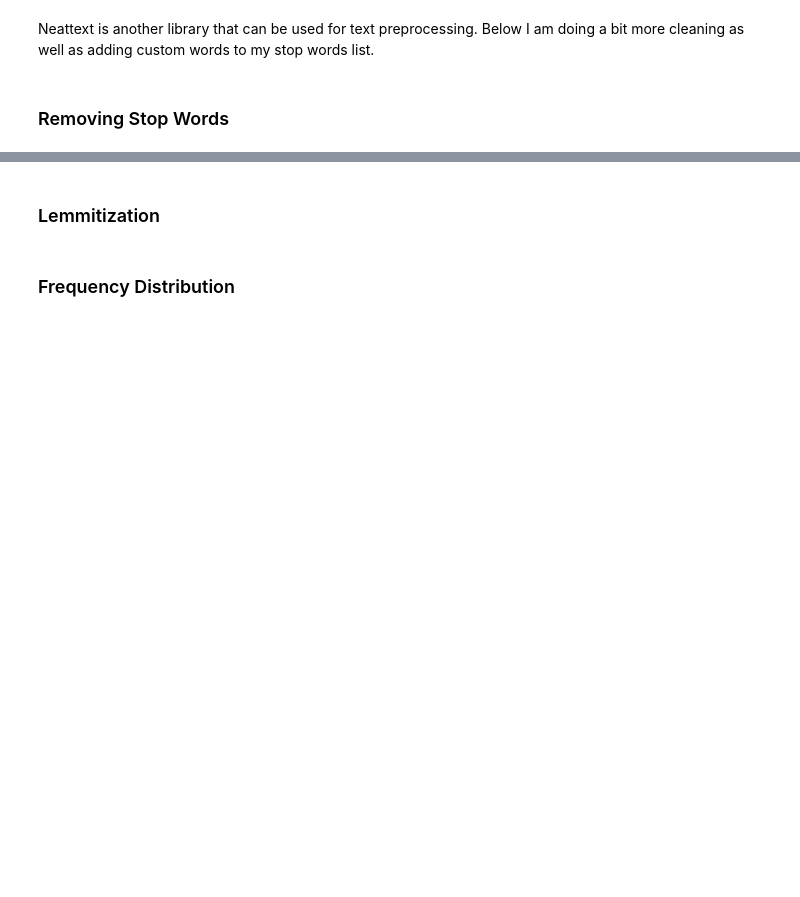
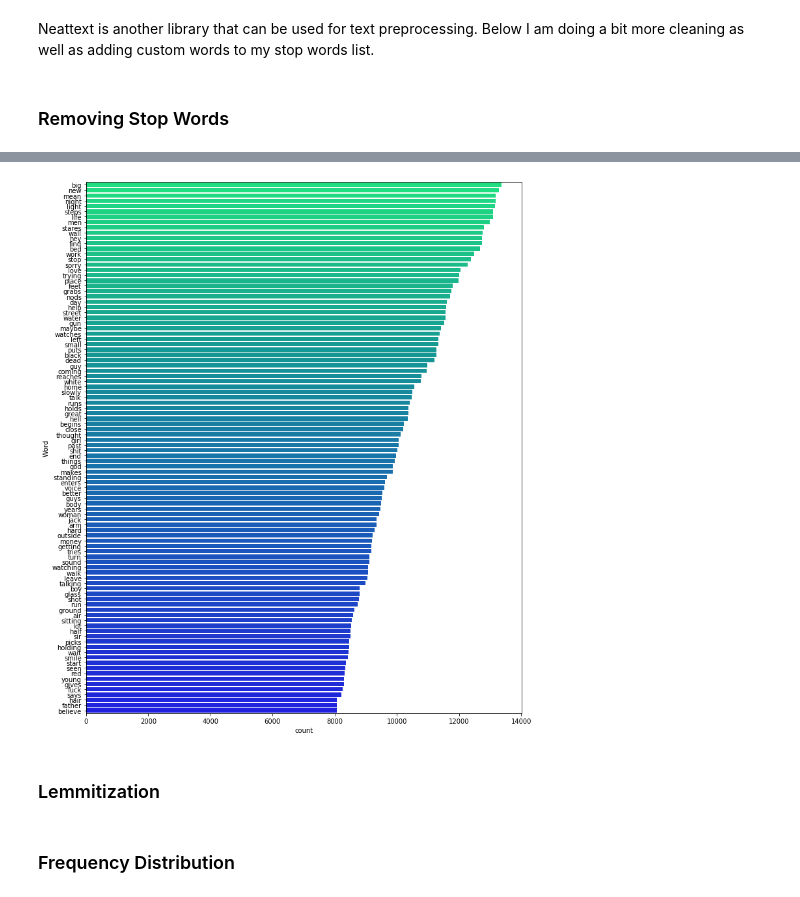
Before and after one commit to SWelbeck/NLP_genre_classification, a Jupyter notebook: Notebooks/Script_EDA.ipynb, the cells around one changed output, grey strips where cells are left out. Cells and saved outputs as stored; diff of their text form; code cells hidden in the pictures; blank space fills up the shorter version.

```diff
--- a/Notebooks/Script_EDA.ipynb
+++ b/Notebooks/Script_EDA.ipynb
@@ -197,10 +220,15 @@ import string, re
 stop_words_list = stopwords.words('english')
 stop_words_list += list(string.punctuation)
 stop_words_list += ["''", '""', '...', '``', '’', '“', '’', '”', '‘', '‘', '©',
-            'hand', 'written', 'com', '-', '–', '—', 'come', 'take', 'got', 'head', 'hand']
+            'hand', 'written', 'com', '-', '–', '—', 'come', 'take', 'got', 'head', 'hand', 'theres', 'sees', 'let', 'lets']
 stop_words_list += ["b", "look", "s", "nt", "like", "re", "door", "know", "away", "back", 'looks', "n't", 'takes', 'right']
 stop_words_list += ['turns', 'want', 'going', 'looking', 'takes', 'face', 'hands', 'll', 'room', 'good', 'eyes']
-
+stop_words_list += ['hes', 'thats', 'man', 'time', 'think', 'way', 'cant', 'oh', 'car', 'little',
+ 'walks', 'open', 'yeah', 'pulls' ,'tell', 'yes' ,'sits' ,'starts' ,'comes' ,'na',
+ 'goes', 'beat', 'people', 'long', 'stands', 'theres' 'sees', 'gets', 'phone',
+ 'old', 'okay', 'mr', 'window', 'moment', 'table', 'whats', 'suddenly' ,'gon',
+ 'need', 'moves', 'opens', 'floor', 'house' ,'hear', 'smiles', 'thing', 'stops',
+ 'sure', 'inside', 'theyre', 'said', 'de', 'la', 'le', 'watch']
 stop_words_set = set(stop_words_list)
 # %%
 # Define function that removes stopwords and tokenizes text column
@@ -212,6 +240,14 @@ def remove_stopwords(text):
 # applying the above function to our text column
 df['text'] = df['text'].apply(lambda x: remove_stopwords(x))
 # df['text'].apply(lambda x: remove_stopwords(x))
+# %%
+# Turn text column into strings for preprocessing purposes
+df['text'] = df['text'].apply(lambda x: " ".join(x))
+# %%
+# print 100 most frequent words
+freq_words(df['text'], 100)
+# %% [output]
+[figure, added]
 # %%
 df.to_csv("../../no_stop_words.csv", index = False)
 # %% [markdown]
```
Also changed, not shown: parts of 35 cells of this notebook.
